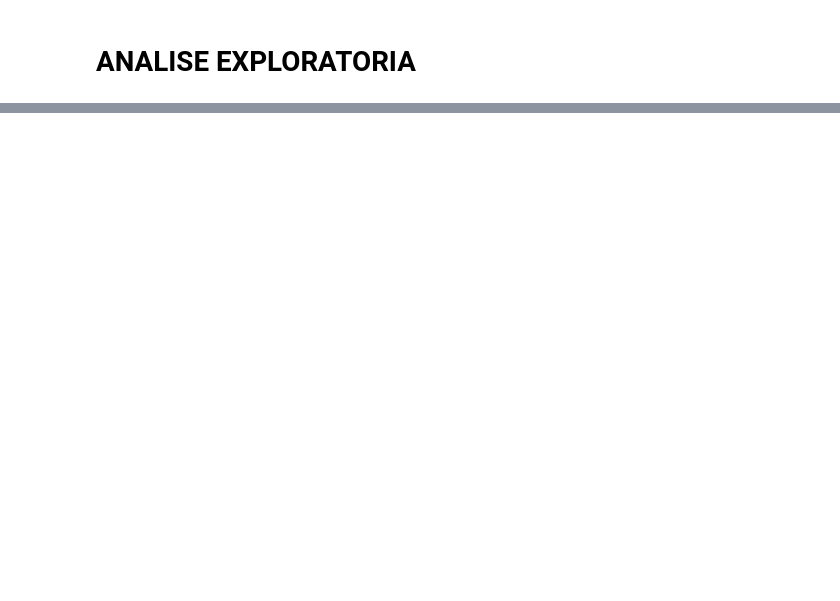
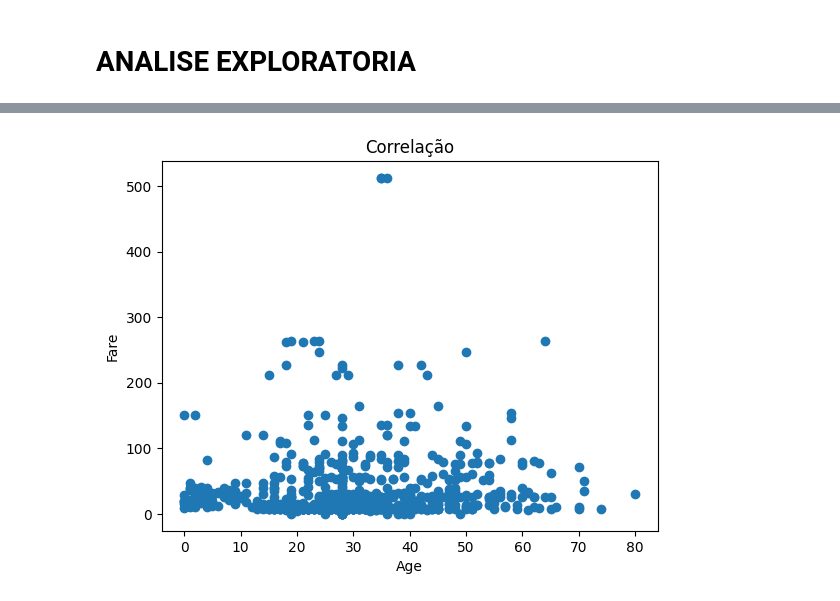
Before and after one commit to yaozin/Exercicios, a Jupyter notebook: Titanic_Projeto.ipynb, the cells around one changed output, grey strips where cells are left out. Saved outputs shown, nothing was run; the diff lists cells and outputs as text; code cells hidden in the pictures; blank space fills up the shorter version.

```diff
--- a/Titanic_Projeto.ipynb
+++ b/Titanic_Projeto.ipynb
@@ -88,0 +280,8 @@ Everything up-to-date
+# %%
+plt.scatter(dadosBrutos.Age, dadosBrutos.Fare)
+plt.title('Correlação')
+plt.ylabel('Fare')
+plt.xlabel('Age')
+plt.show()
+# %% [output]
+[figure, added]
```
Also changed, not shown: parts of 28 cells of this notebook.
